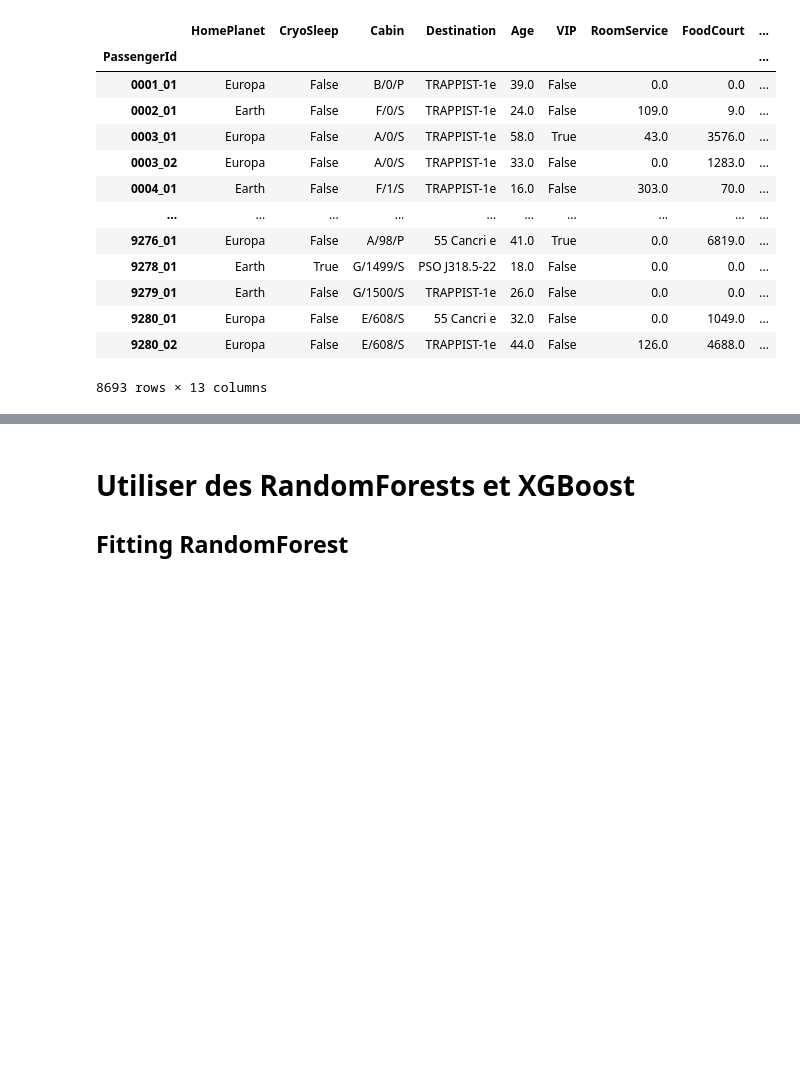
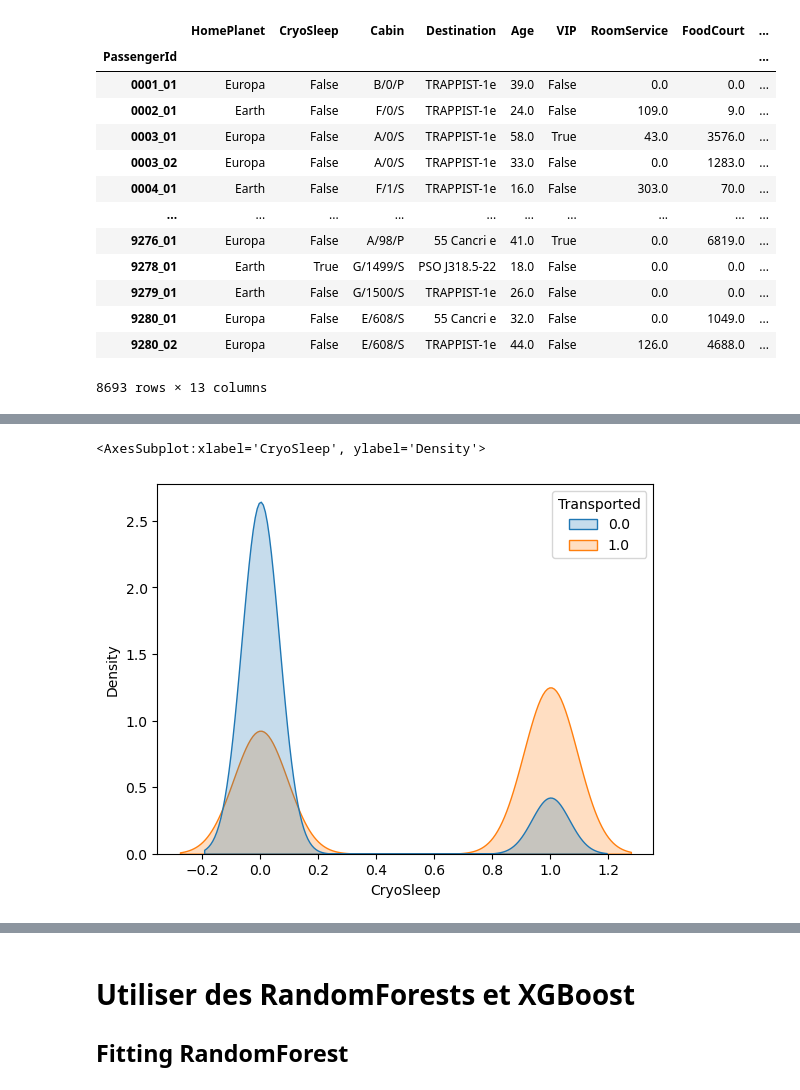
Before and after one commit to MatthiasPersonnaz/Kaggle_Projects, a Jupyter notebook: Spaceship Titanic/Spaceship_Titanic.ipynb, the cells around one changed output, grey strips where cells are left out. Drawn from its saved outputs; the diff is of its cells as text; code cells hidden in the pictures; blank space fills up the shorter version.

```diff
--- a/Spaceship Titanic/Spaceship_Titanic.ipynb
+++ b/Spaceship Titanic/Spaceship_Titanic.ipynb
@@ -178,0 +175,5 @@ pps_corr_matrix
+# %%
+sns.kdeplot(data=reduced_dataset, x="CryoSleep", hue="Transported", fill=True)
+# %% [output]
+<AxesSubplot:xlabel='CryoSleep', ylabel='Density'>
+[figure, added]
```
Also changed, not shown: parts of 65 cells of this notebook.
